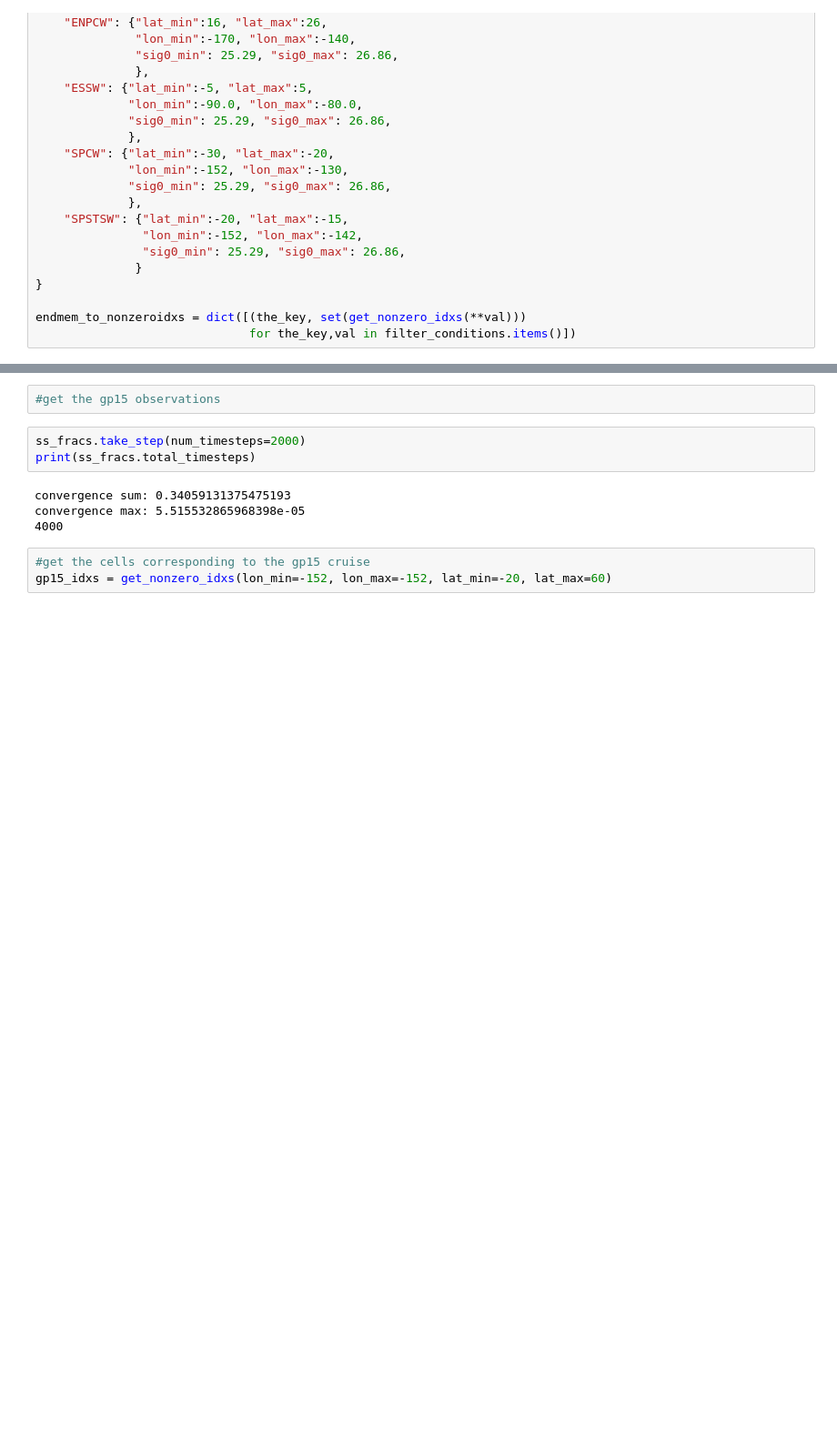
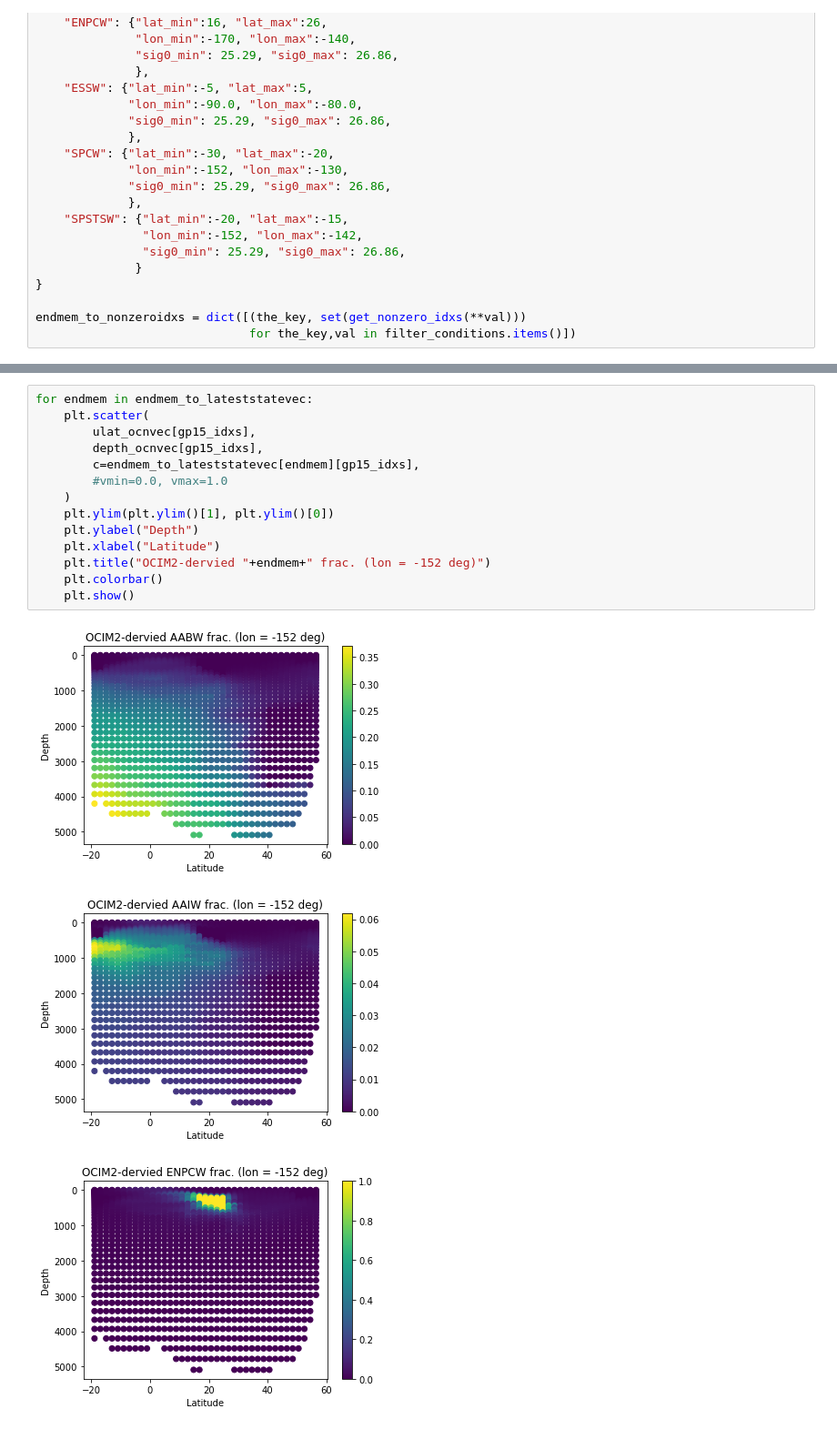
Before and after one commit to nitrogenlab/oceanography_colab_notebooks, a Jupyter notebook: study_fluxes/SteadyStateAlongGP15fromHolzerFluxes.ipynb, the cells around one changed output, grey strips where cells are left out. Shown at 91% size. Cells and saved outputs as stored; diff of their text form; blank space fills up the shorter version.

```diff
--- a/study_fluxes/SteadyStateAlongGP15fromHolzerFluxes.ipynb
+++ b/study_fluxes/SteadyStateAlongGP15fromHolzerFluxes.ipynb
@@ -202,12 +346,18 @@ ss_fracs = GetSteadyStateFracs(base_transition_prob_mat=transition_prob_mat,
-# %%
-#get the gp15 observations
-# %%
-ss_fracs.take_step(num_timesteps=2000)
-print(ss_fracs.total_timesteps)
-# %% [output]
-convergence sum: 0.34059131375475193
-convergence max: 5.515532865968398e-05
-4000
-# %%
-#get the cells corresponding to the gp15 cruise
-gp15_idxs = get_nonzero_idxs(lon_min=-152, lon_max=-152, lat_min=-20, lat_max=60)
+# %%
+for endmem in endmem_to_lateststatevec:
+    plt.scatter(
+        ulat_ocnvec[gp15_idxs],
+        depth_ocnvec[gp15_idxs],
+        c=endmem_to_lateststatevec[endmem][gp15_idxs],
+        #vmin=0.0, vmax=1.0
+    )
+    plt.ylim(plt.ylim()[1], plt.ylim()[0])
+    plt.ylabel("Depth")
+    plt.xlabel("Latitude")
+    plt.title("OCIM2-dervied "+endmem+" frac. (lon = -152 deg)")
+    plt.colorbar()
+    plt.show()
+# %% [output]
+[figure, added]
+[figure, added]
+[figure, added]
```
Also changed, not shown: parts of 5 cells of this notebook.
